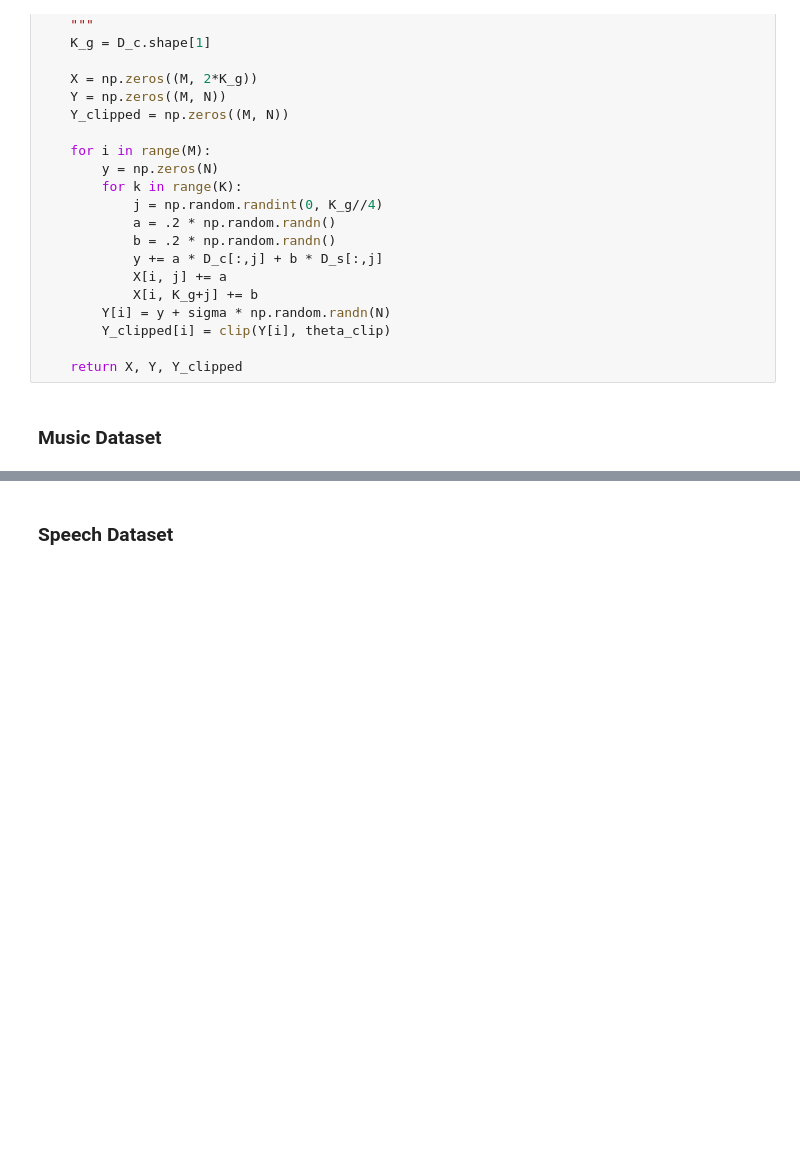
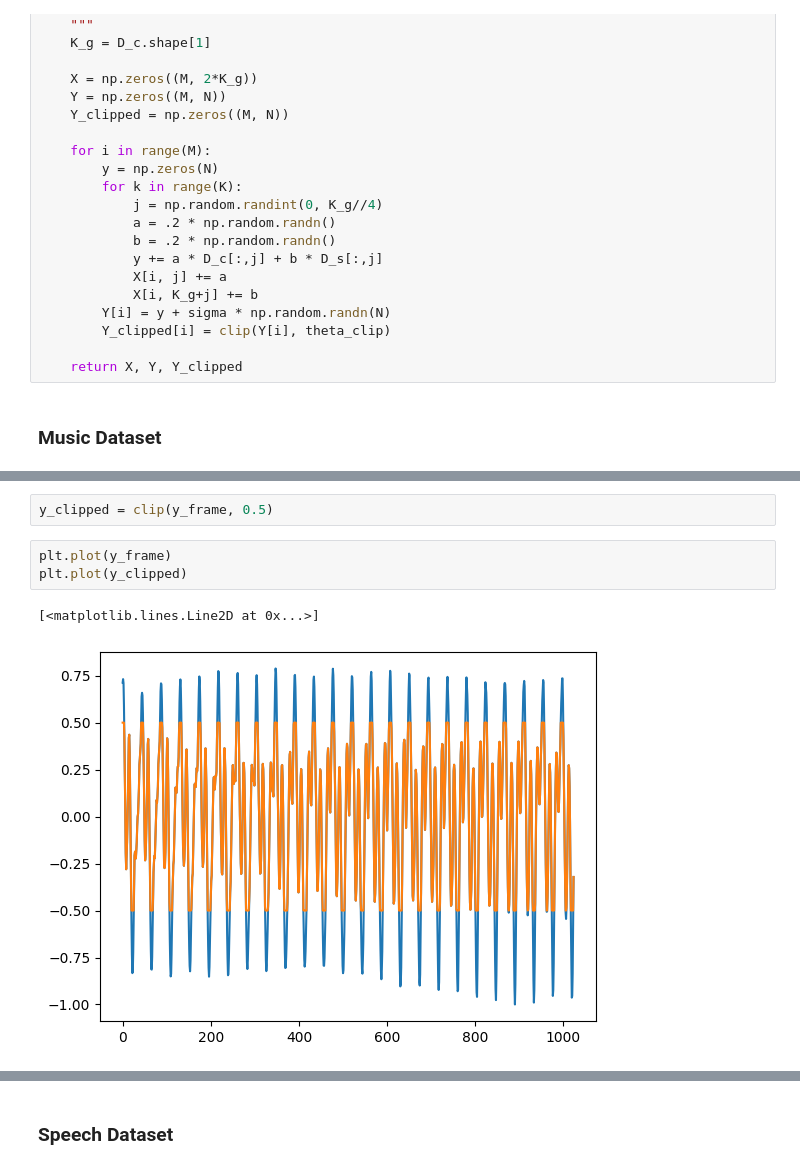
Before and after one commit to pierreaguie/C-OMP-for-Audio-Declipping, a Jupyter notebook: AudioDeclipping.ipynb, the cells around one changed output, grey strips where cells are left out. Cells and saved outputs as stored; diff of their text form; blank space fills up the shorter version.

```diff
--- a/AudioDeclipping.ipynb
+++ b/AudioDeclipping.ipynb
@@ -365,0 +407,8 @@ path_to_music = 'C-OMP-for-Audio-Declipping/solo'
+# %%
+y_clipped = clip(y_frame, 0.5)
+# %%
+plt.plot(y_frame)
+plt.plot(y_clipped)
+# %% [output]
+[<matplotlib.lines.Line2D at 0x...>]
+[figure, added]
```
Also changed, not shown: parts of 21 cells of this notebook.
